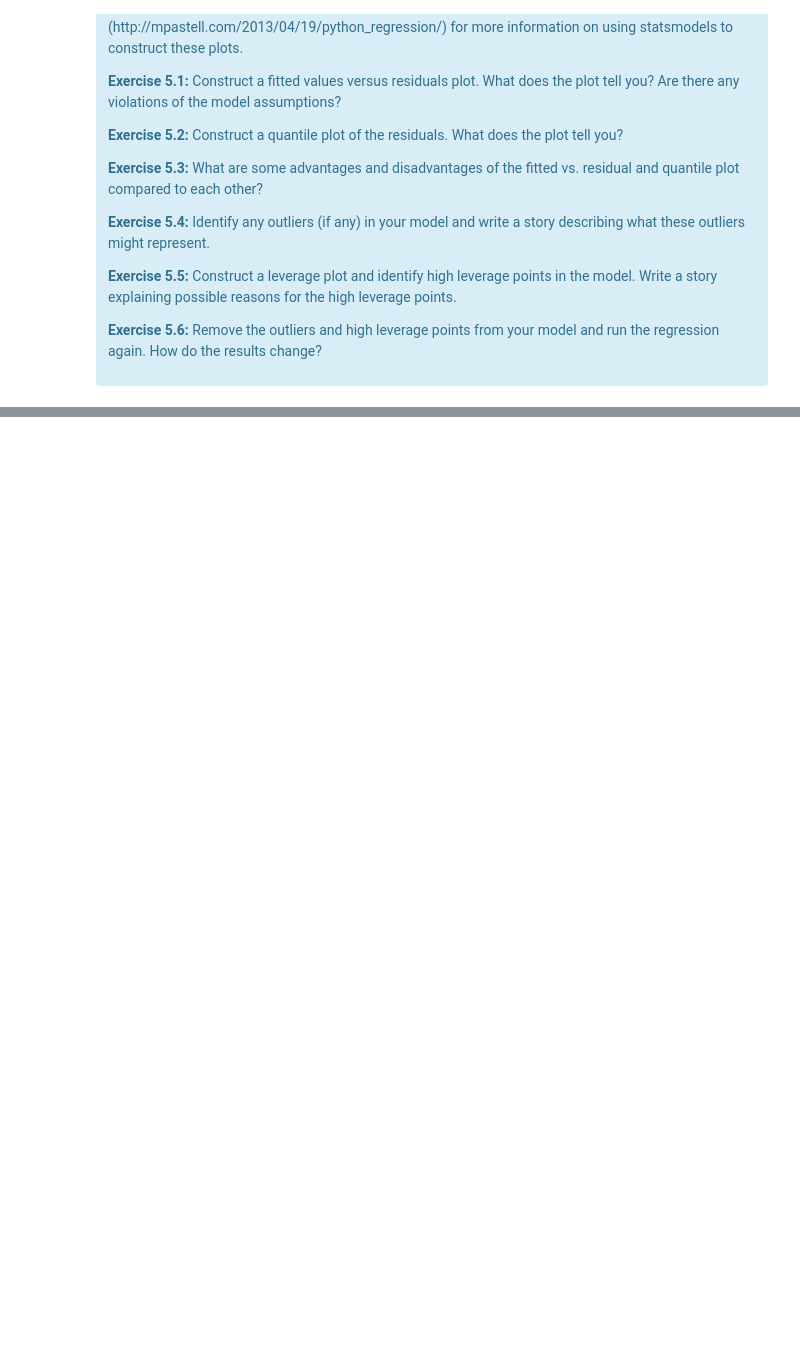
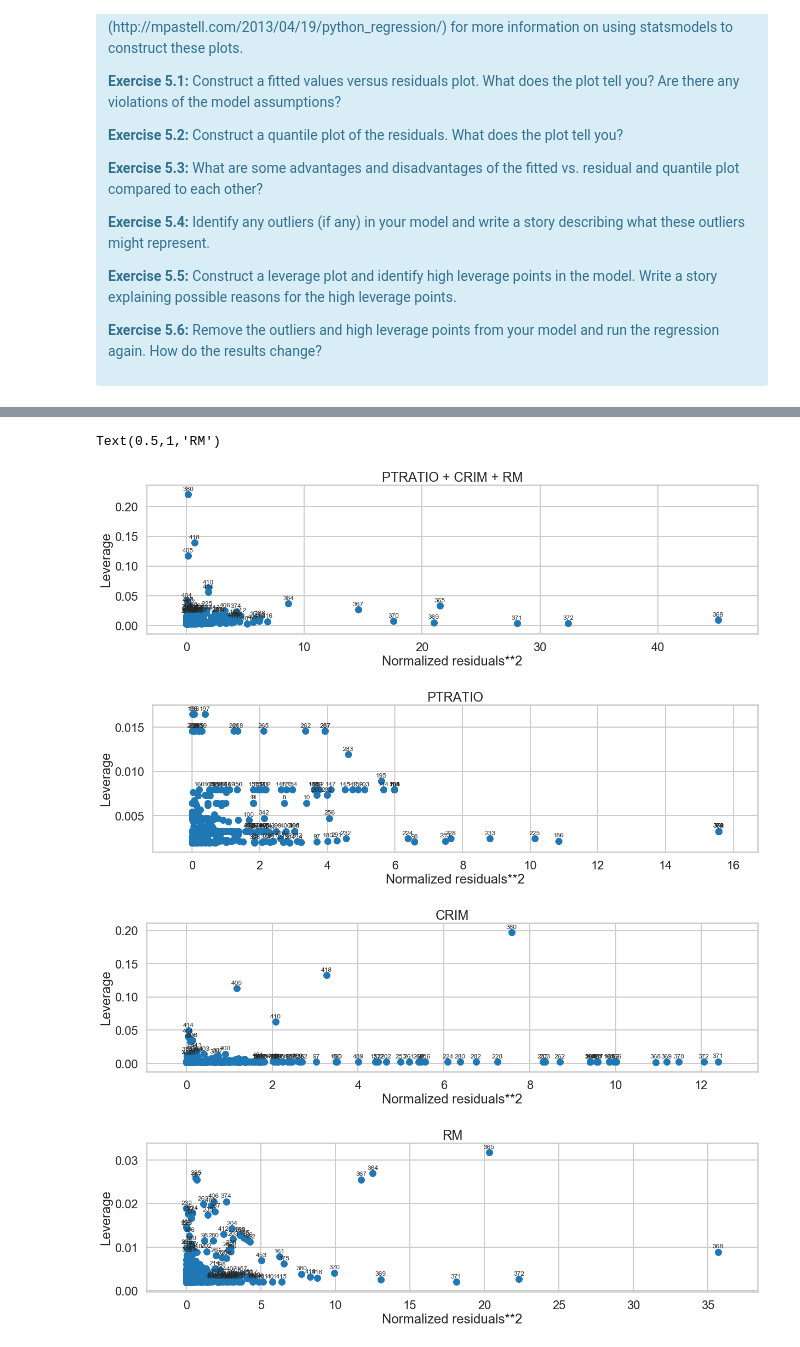
Before and after one commit to dustinrapp/Capstone_Springboard_Intermediate_Python, a Jupyter notebook: Assignments/Mini_Project_Linear_Regression_dr.ipynb, the cells around one changed output, grey strips where cells are left out. Saved outputs shown, nothing was run; the diff lists cells and outputs as text; code cells hidden in the pictures; blank space fills up the shorter version.

```diff
--- a/Assignments/Mini_Project_Linear_Regression_dr.ipynb
+++ b/Assignments/Mini_Project_Linear_Regression_dr.ipynb
@@ -1048,0 +1107,29 @@ Text(0,0.5,'Fitted Value')
+# %%
+# Your turn.
+from statsmodels.graphics.regressionplots import *
+
+
+fitted = ols('PRICE ~ PTRATIO + CRIM + RM',bos).fit()
+fitted1 = ols('PRICE ~ PTRATIO',bos).fit()
+fitted2 = ols('PRICE ~ CRIM',bos).fit()
+fitted3 = ols('PRICE ~  RM',bos).fit()
+fig, ax = plt.subplots(figsize=(20, 5))
+fig1, ax1 = plt.subplots(figsize=(20, 5))
+fig2, ax2 = plt.subplots(figsize=(20, 5))
+fig3, ax3 = plt.subplots(figsize=(20, 5))
+plot_leverage_resid2(fitted, ax = ax)
+plot_leverage_resid2(fitted1, ax = ax1, alpha = 0.2)
+plot_leverage_resid2(fitted2, ax = ax2, alpha = 0.2)
+plot_leverage_resid2(fitted3, ax = ax3, alpha = 0.2)
+ax.set_title('PTRATIO + CRIM + RM')
+ax1.set_title('PTRATIO')
+ax2.set_title('CRIM')
+ax3.set_title('RM')
+
+#influence_plot(fitted)
+# %% [output]
+Text(0.5,1,'RM')
+[figure, added]
+[figure, added]
+[figure, added]
+[figure, added]
```
Also changed, not shown: parts of 44 cells of this notebook, 3 other files.
